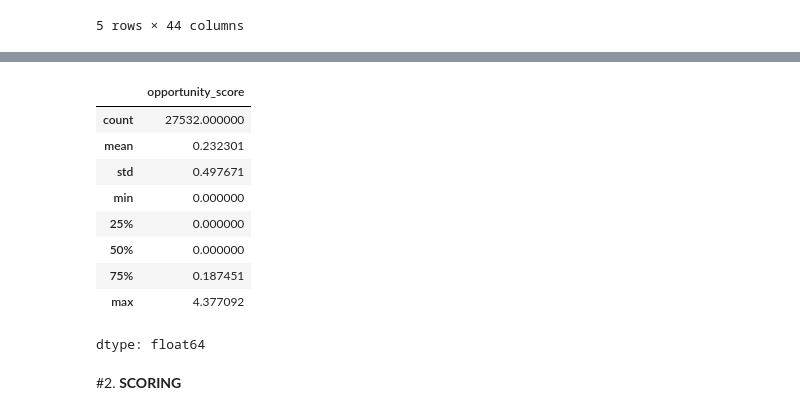
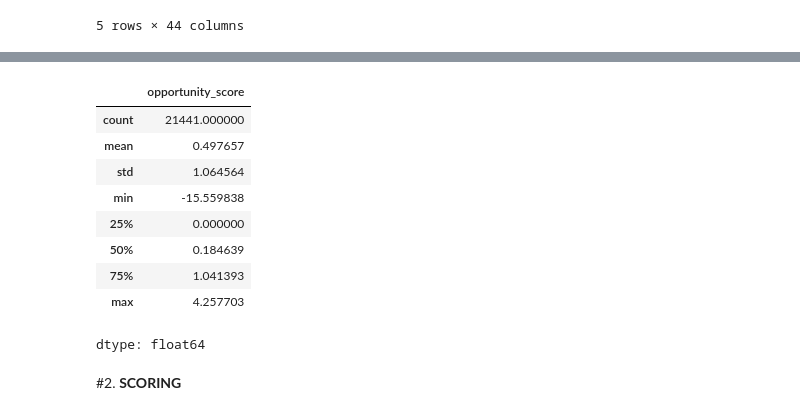
Before and after one commit to Maryam-Shile/flyrank_ml_internship, a Jupyter notebook: work/notebooks/w04_baseline_score.ipynb, the cells around one changed output, grey strips where cells are left out. Cells and saved outputs as stored; diff of their text form; code cells hidden in the pictures.

```diff
--- a/work/notebooks/w04_baseline_score.ipynb
+++ b/work/notebooks/w04_baseline_score.ipynb
@@ -32,0 +58,3 @@ df.head()
+# %%
+df_new = df[df['impressions_90d'] >= 100].copy()
+df_new.head()
@@ -33,16 +69,19 @@ df.head()
 # %%
-df['search_volume_log'] = np.log10(df['search_volume'] + 1)
-df['opportunity_score'] = df['search_volume_log'] * df['competition']
-df['opportunity_score'].describe()
+df_new['search_volume_log'] = np.log10(df['search_volume'] + 1)
+
+#density or penetration score
+opportunity_index = 1 - df_new['competition'] * df_new['search_volume_log']
+df_new['opportunity_score'] = df_new['search_volume_log'] * opportunity_index
+df_new['opportunity_score'].describe()
 # %% [output]
 |  | opportunity_score |
-| count | 27532.000000 |
-| mean | 0.232301 |
-| std | 0.497671 |
-| min | 0.000000 |
+| count | 21441.000000 |
+| mean | 0.497657 |
+| std | 1.064564 |
+| min | -15.559838 |
 | 25% | 0.000000 |
-| 50% | 0.000000 |
-| 75% | 0.187451 |
-| max | 4.377092 |
+| 50% | 0.184639 |
+| 75% | 1.041393 |
+| max | 4.257703 |
 dtype: float64
 # %%
```
Also changed, not shown: parts of 11 cells of this notebook.
